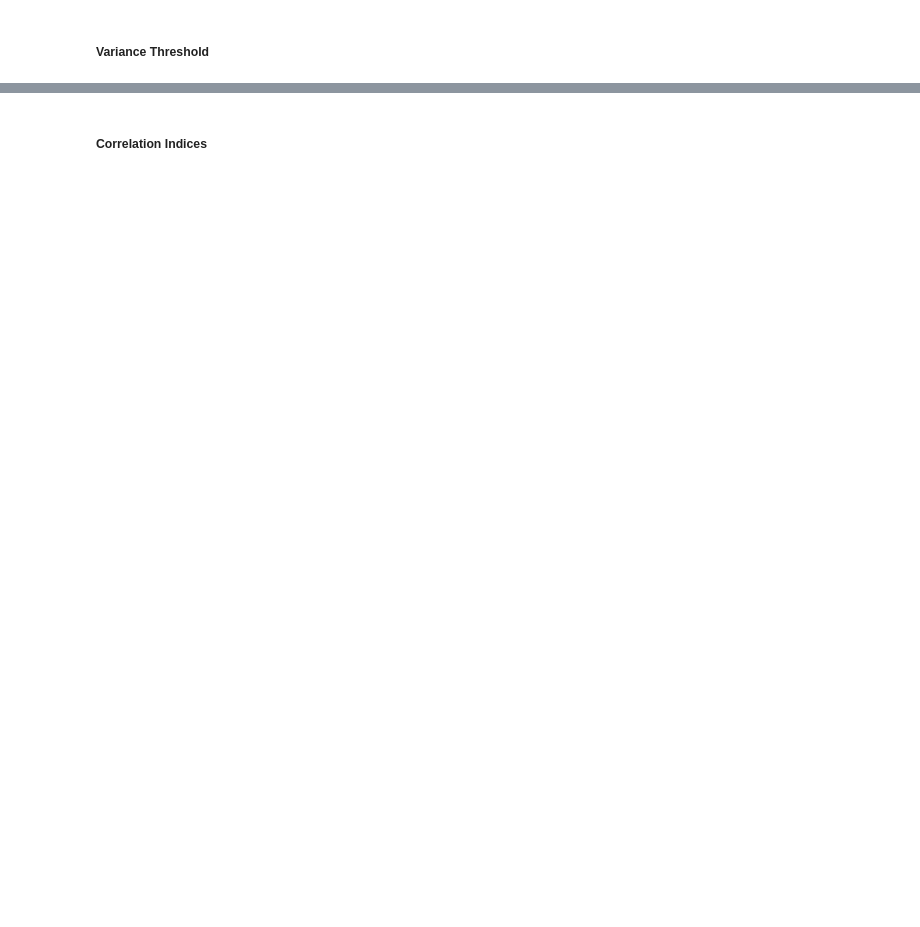
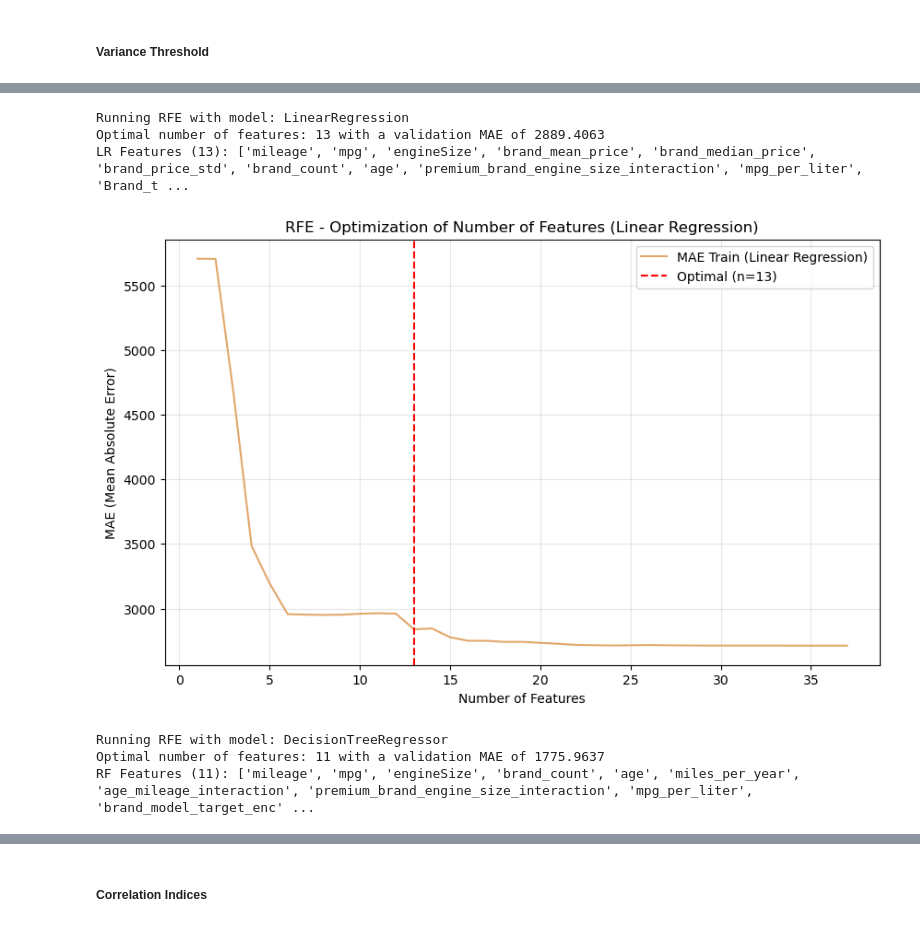
Before and after one commit to Filipa2002/Cars4You-Expediting-Car-Evaluations-with-ML, a Jupyter notebook: Filipa/car_evaluations_group37 - part2.ipynb, the cells around one changed output, grey strips where cells are left out. Drawn from its saved outputs; the diff is of its cells as text; code cells hidden in the pictures; blank space fills up the shorter version.

```diff
--- a/Filipa/car_evaluations_group37 - part2.ipynb
+++ b/Filipa/car_evaluations_group37 - part2.ipynb
@@ -214,12 +194,2 @@ Shape of X_test: (32567, 38)
 # %%
 palette = ['#5C4212','#a92f02', '#a55b1bf9', '#b08972', '#e3a76c', '#e5c120','#f39c06','#f2e209']
-# %%
-# LINEAR REGRESSION
-lr = LinearRegression()
-lr.fit(X_train, y_train)
-y_val_pred_lr = lr.predict(X_val)
-
-# Save model as pickle file (save as compressed file - sav.gz)
-import pickle
-with open('./linear_regression_model.sav.gz', 'wb') as f:
-    pickle.dump(lr, f)
@@ -275,12 +245,12 @@ def plot_importance_unified(importance_series, name, is_tree_model=False):
 vart = VarianceThreshold(threshold=0.01)
 
 #fit
-X_train_sel = vart.fit(X_train)
+X_train_sel = vart.fit(X_train_original)
 
 # Get low variance columns and print them
-low_variance = X_train.columns[vart.variances_ <= 0.01]
+low_variance = X_train_original.columns[vart.variances_ <= 0.01]
 print("Number of features with variance closer to zero:", len(low_variance))
 print("Features with variance closer to zero:")
 for col in low_variance:
-    print(f"{col}: {vart.variances_[X_train.columns.get_loc(col)]:.4f}")
+    print(f"{col}: {vart.variances_[X_train_original.columns.get_loc(col)]:.4f}")
 # %% [output]
@@ -293,4 +260,5 @@ fuelType_other: 0.0022
 # %%
 # Drop low variance columns from train, val and test sets
-for d in [X_train, X_val , X_test]:
-    d = d.drop(columns=low_variance, errors='ignore', inplace=True)
+X_train = X_train_original.drop(columns=low_variance, errors='ignore')
+X_val = X_val_original.drop(columns=low_variance, errors='ignore')
+X_test = X_test_original.drop(columns=low_variance, errors='ignore')
@@ -309,0 +300,6 @@ numerical_variables = [
+# %%
+y_train = y_train.set_index('carID')
+y_val = y_val.set_index('carID')
+
+y_train = y_train.loc[X_train.index]
+y_val = y_val.loc[X_val.index]
@@ -309,0 +509,20 @@ numerical_variables = [
+# %%
+# RFE with Linear Regression optimized for MAE
+lr_model = LinearRegression()
+rfe_results_lr = find_optimal_features_rfe(lr_model, X_train, y_train, X_val, y_val)
+print(f"LR Features ({rfe_results_lr['optimal_n']}): {rfe_results_lr['selected_features']}\n")
+plot_rfe_scores(rfe_results_lr['train_scores'], rfe_results_lr['val_scores'], rfe_results_lr['optimal_n'], 'Linear Regression')
+
+# RFE com Decision Tree Regressor optimized for MAE
+dt_model = DecisionTreeRegressor(max_depth=10, random_state=37)
+rfe_results_dt = find_optimal_features_rfe(dt_model, X_train, y_train, X_val, y_val)
+print(f"RF Features ({rfe_results_dt['optimal_n']}): {rfe_results_dt['selected_features']}")
+plot_rfe_scores(rfe_results_dt['train_scores'], rfe_results_dt['val_scores'], rfe_results_dt['optimal_n'], 'Decision Tree Regressor')
+# %% [output]
+Running RFE with model: LinearRegression
+Optimal number of features: 13 with a validation MAE of 2889.4063
+LR Features (13): ['mileage', 'mpg', 'engineSize', 'brand_mean_price', 'brand_median_price', 'brand_price_std', 'brand_count', 'age', 'premium_brand_engine_size_interaction', 'mpg_per_liter', 'Brand_t ...
+[figure, added]
+Running RFE with model: DecisionTreeRegressor
+Optimal number of features: 11 with a validation MAE of 1775.9637
+RF Features (11): ['mileage', 'mpg', 'engineSize', 'brand_count', 'age', 'miles_per_year', 'age_mileage_interaction', 'premium_brand_engine_size_interaction', 'mpg_per_liter', 'brand_model_target_enc' ...
```
Also changed, not shown: parts of 77 cells of this notebook, 8 other files.
